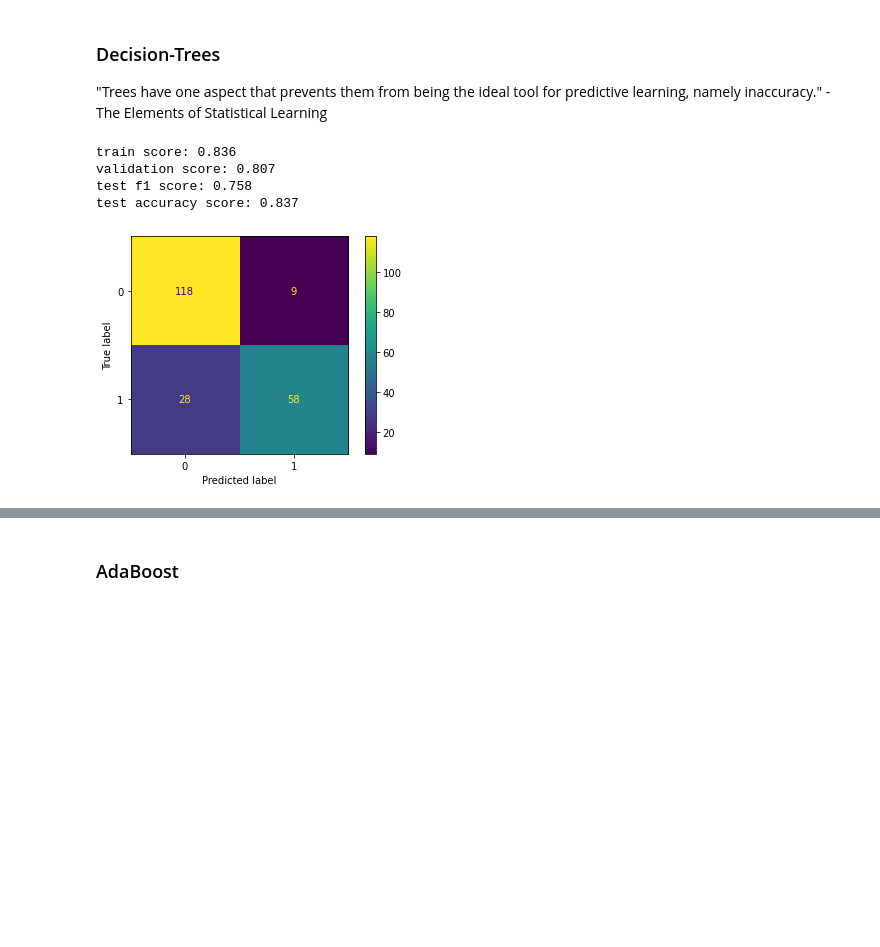
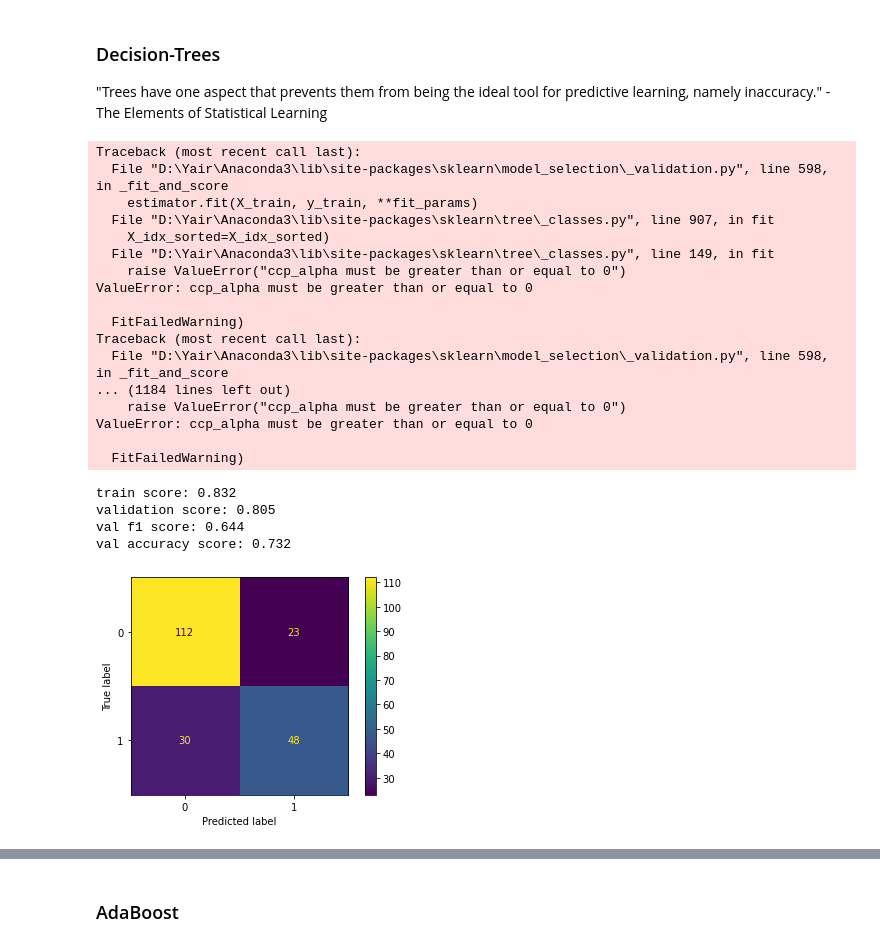
Before and after one commit to YairAmar/Titanic-Dataset, a Jupyter notebook: code/Titanic.ipynb, the cells around one changed output, grey strips where cells are left out. Drawn from its saved outputs; the diff is of its cells as text; code cells hidden in the pictures; blank space fills up the shorter version.

```diff
--- a/code/Titanic.ipynb
+++ b/code/Titanic.ipynb
@@ -567,37 +568,54 @@ test accuracy score: 0.802
 # %%
 from sklearn.tree import DecisionTreeClassifier, plot_tree
 
 
 clf = DecisionTreeClassifier()
 alphas = list(clf.cost_complexity_pruning_path(X_train, y_train).ccp_alphas)
 alphas.append(0)
 
 parameters = {'ccp_alpha':alphas,
              'max_features':['auto', 'sqrt', "log2"],
              'class_weight':['balanced',None],
-              'min_samples_leaf':list(np.arange(1,13)),
-              'max_depth': [3,4,5,6,7,8,9,10]
+              #'min_samples_leaf':list(np.arange(1,13)),
+              'max_depth': [4,5,6,7]
              }
 optimized_dt = GridSearchCV(clf, parameters,scoring='balanced_accuracy')
 optimized_dt.fit(X_train, y_train)
 
 train_score = balanced_accuracy_score(optimized_dt.predict(X_train), y_train)
 print(f"train score: {train_score:.3f}")
 
 print(f"validation score: {optimized_dt.best_score_:.3f}")
 
 val_score = f1_score(optimized_dt.predict(X_val), y_val)
 print(f"val f1 score: {val_score:.3f}")
 print(f"val accuracy score: {balanced_accuracy_score(optimized_dt.predict(X_val), y_val):.3f}")
 
 plot_confusion_matrix(optimized_dt, X_val, y_val)
 plt.show()
 # %% [output]
-train score: 0.836
-validation score: 0.807
-test f1 score: 0.758
-test accuracy score: 0.837
+Traceback (most recent call last):
+  File "D:\Yair\Anaconda3\lib\site-packages\sklearn\model_selection\_validation.py", line 598, in _fit_and_score
+    estimator.fit(X_train, y_train, **fit_params)
+  File "D:\Yair\Anaconda3\lib\site-packages\sklearn\tree\_classes.py", line 907, in fit
+    X_idx_sorted=X_idx_sorted)
+  File "D:\Yair\Anaconda3\lib\site-packages\sklearn\tree\_classes.py", line 149, in fit
+    raise ValueError("ccp_alpha must be greater than or equal to 0")
+ValueError: ccp_alpha must be greater than or equal to 0
+
+  FitFailedWarning)
+Traceback (most recent call last):
+  File "D:\Yair\Anaconda3\lib\site-packages\sklearn\model_selection\_validation.py", line 598, in _fit_and_score
+... (1184 lines left out)
+    raise ValueError("ccp_alpha must be greater than or equal to 0")
+ValueError: ccp_alpha must be greater than or equal to 0
+
+  FitFailedWarning)
+train score: 0.832
+validation score: 0.805
+val f1 score: 0.644
+val accuracy score: 0.732
-[figure, old version]
+[figure, new version]
 # %%
 plt.figure(figsize=(10,10))
 plot_tree(optimized_dt.best_estimator_)
```
Also changed, not shown: parts of 8 cells of this notebook, 3 other files.
